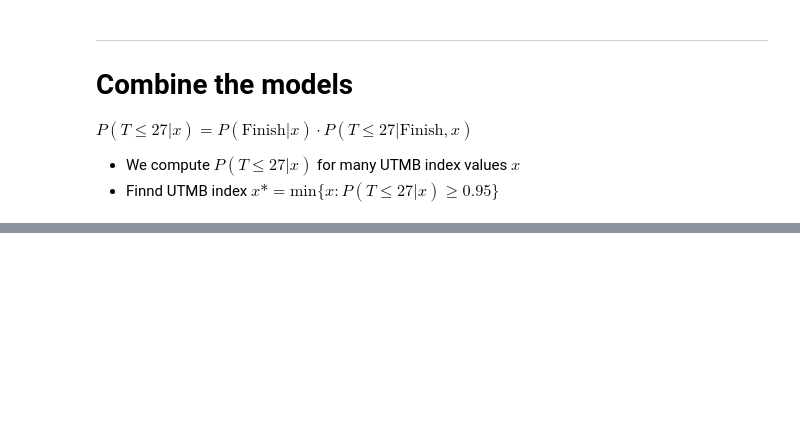
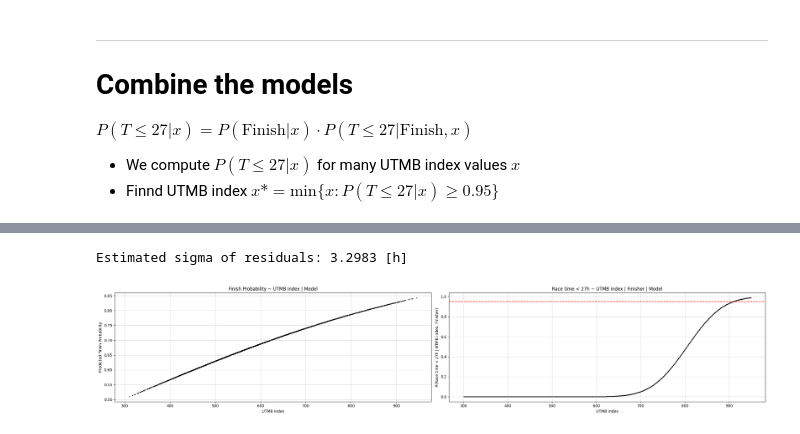
Before and after one commit to 1312Bravo/Path-To-UTMB, a Jupyter notebook: utmb_under_27h/analysis.ipynb, the cells around one changed output, grey strips where cells are left out. Drawn from its saved outputs; the diff is of its cells as text; code cells hidden in the pictures; blank space fills up the shorter version.

```diff
--- a/utmb_under_27h/analysis.ipynb
+++ b/utmb_under_27h/analysis.ipynb
@@ -586,0 +611,48 @@ $P(T \leq 27 | x) = P(\text{Finish}|x) \cdot P(T \leq 27 | \text{Finish}, x)$
+# %%
+# Convert OLS Race time values into probabilities of finishing under 27h
+# Formula for normal distribution: P(X <= x) = CDF((x - mu(x)) / sigma)
+# - sigma = constant (homoskedasticity assumption)
+# - mu(x) = average race time with UTMB index x
+sigma_hat = fit_ols.resid.std(ddof=2)
+print("Estimated sigma of residuals: {:.4f} [h]".format(sigma_hat))
+
+utmb_index_grid = np.arange(300, 950, 1)
+race_time_under_probability_df = (
+    pd.DataFrame({
+        "runner_overall_index": utmb_index_grid,
+        "race_time_pred": fit_ols.predict(sm.add_constant(utmb_index_grid))
+    })
+    .assign(
+        sub_27_race_time_prob = lambda df: norm.cdf((27 - df["race_time_pred"]) / sigma_hat)
+    )
+)
+# %% [output]
+Estimated sigma of residuals: 3.2983 [h]
+# %%
+# Plots - How does Finish probability and Probability of finishing under 27h behave on UTMB index
+fig, ax = plt.subplots(1,2, figsize=(25,5))
+
+ax[0].set_title("Finish Probability ~ UTMB index | Model")
+ax[0].scatter(
+    x=data_model_logit["runner_overall_index"], y=y_pred_logit,
+    color="black", s=2
+)
+ax[0].set_ylabel("Predicted Finish Probability")
+
+ax[1].set_title("Finish under 27h Probability ~ UTMB index | Finisher | Model")
+ax[1].set_title("Race time < 27h ~ UTMB index | Finisher | Model")
+ax[1].scatter(
+    x=race_time_under_probability_df["runner_overall_index"], y=race_time_under_probability_df["sub_27_race_time_prob"],
+    color="black", s=2
+)
+ax[1].set_ylabel("P(Race time < 27h | UTMB index, Finisher)")
+ax[1].axhline(0.95, color="red", linestyle="--", label="95% probability", lw=1.5)
+
+for i in [0,1]:
+    ax[i].set_xlabel("UTMB index")
+    ax[i].grid(alpha=.5)
+
+plt.tight_layout()
+plt.show()
+# %% [output]
+[figure, added]
```
Also changed, not shown: parts of 14 cells of this notebook.
